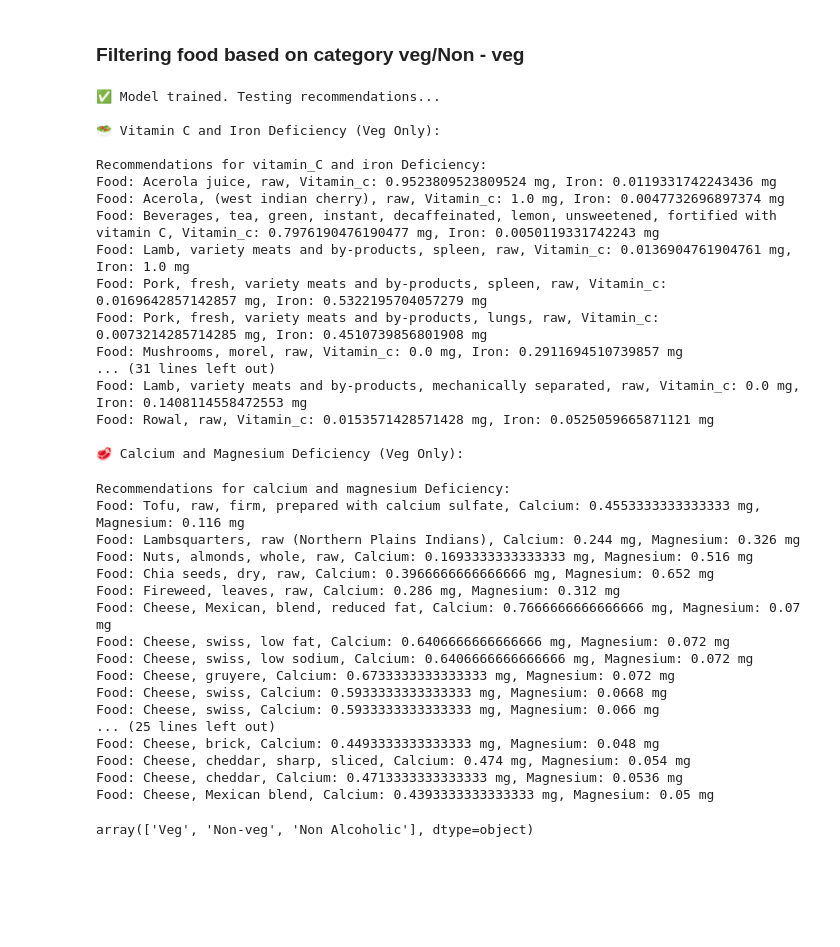
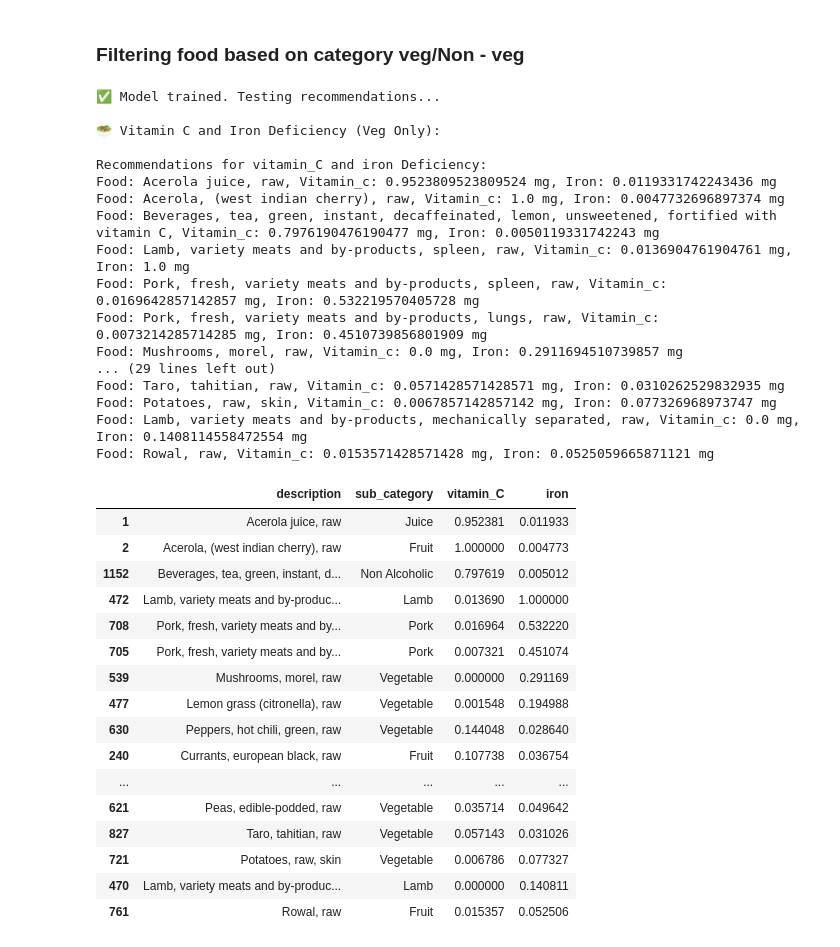
Before and after one commit to MinhasAlungal/culinary_compass, a Jupyter notebook: notebooks/EDA.ipynb, the cells around one changed output. Saved outputs shown, nothing was run; the diff lists cells and outputs as text; code cells hidden in the pictures; blank space fills up the shorter version.

Commit message:
sub category wise food

```diff
--- a/notebooks/EDA.ipynb
+++ b/notebooks/EDA.ipynb
@@ -144,7 +149,7 @@ print("✅ Data preprocessing complete! File saved as 'processed_food_data.csv'.
 # Filtering data based on one deficiency.
 # %%
 # Load processed dataset
-df = pd.read_csv("data/processed_food_data.csv")
+df = pd.read_csv("../data/processed_food_data.csv")
 
 # Define features (nutrient values)
 nutrients = ['calcium', 'potassium', 'zinc', 'vitamin_C', 'iron', 'magnesium', 'phosphorus','sodium', 'copper',
@@ -193,7 +198,7 @@ print(recommend_food("iron"))
 # %%
 
 # Load processed dataset
-df = pd.read_csv("data/processed_food_data.csv")
+df = pd.read_csv("../data/processed_food_data.csv")
 
 # Define features (nutrient values)
 nutrients = ['calcium', 'potassium', 'zinc', 'vitamin_C', 'iron', 'magnesium', 'phosphorus', 'sodium', 'copper',
@@ -262,7 +264,7 @@ import numpy as np
 import pandas as pd
 
 # Assuming df is already loaded with the dataset
-df = pd.read_csv("data/processed_food_data.csv")
+df = pd.read_csv("../data/processed_food_data.csv")
 
 # Define the nutrients list within the function
 def recommend_food(deficiencies, category=None):
@@ -299,62 +301,61 @@ def recommend_food(deficiencies, category=None):
     X_filtered = df_filtered[nutrients]
     knn = NearestNeighbors(n_neighbors=40, metric='euclidean')
     knn.fit(X_filtered)
 
     # Find similar foods
     distances, indices = knn.kneighbors([sample])
-    recommendations = df_filtered.iloc[indices[0]][['description'] + deficiencies]
+    recommendations = df_filtered.iloc[indices[0]][['description', 'sub_category'] + deficiencies]
 
     # Format recommendations as a list of strings
     recommendation_list = [f"\nRecommendations for {' and '.join(deficiencies)} Deficiency:"]
     for i, row in recommendations.iterrows():
         recommendation_list.append(f"Food: {row['description']}, {', '.join([f'{d.capitalize()}: {row[d]} mg' for d in deficiencies])}")
 
-    return "\n".join(recommendation_list)
+    return "\n".join(recommendation_list),recommendations
 
 # Test the model with multiple deficiencies and category filtering
 print("✅ Model trained. Testing recommendations...\n")
 
 print("🥗 Vitamin C and Iron Deficiency (Veg Only):")
-print(recommend_food(["vitamin_C", "iron"], category="Non-veg"))
+food,recommendations=recommend_food(["vitamin_C", "iron"], category="Non-veg")
+print(food)
+recommendations
 
-print("\n🥩 Calcium and Magnesium Deficiency (Veg Only):")
-print(recommend_food(["calcium", "magnesium"], category="Non-veg"))
+#print("\n🥩 Calcium and Magnesium Deficiency (Veg Only):")
+#print(recommend_food(["calcium", "magnesium"], category="Non-veg"))
+#recommendations
 # %% [output]
 ✅ Model trained. Testing recommendations...
 
 🥗 Vitamin C and Iron Deficiency (Veg Only):
 
 Recommendations for vitamin_C and iron Deficiency:
 Food: Acerola juice, raw, Vitamin_c: 0.9523809523809524 mg, Iron: 0.0119331742243436 mg
 Food: Acerola, (west indian cherry), raw, Vitamin_c: 1.0 mg, Iron: 0.0047732696897374 mg
 Food: Beverages, tea, green, instant, decaffeinated, lemon, unsweetened, fortified with vitamin C, Vitamin_c: 0.7976190476190477 mg, Iron: 0.0050119331742243 mg
 Food: Lamb, variety meats and by-products, spleen, raw, Vitamin_c: 0.0136904761904761 mg, Iron: 1.0 mg
-Food: Pork, fresh, variety meats and by-products, spleen, raw, Vitamin_c: 0.0169642857142857 mg, Iron: 0.5322195704057279 mg
-Food: Pork, fresh, variety meats and by-products, lungs, raw, Vitamin_c: 0.0073214285714285 mg, Iron: 0.4510739856801908 mg
+Food: Pork, fresh, variety meats and by-products, spleen, raw, Vitamin_c: 0.0169642857142857 mg, Iron: 0.532219570405728 mg
+Food: Pork, fresh, variety meats and by-products, lungs, raw, Vitamin_c: 0.0073214285714285 mg, Iron: 0.4510739856801909 mg
 Food: Mushrooms, morel, raw, Vitamin_c: 0.0 mg, Iron: 0.2911694510739857 mg
-... (31 lines left out)
-Food: Lamb, variety meats and by-products, mechanically separated, raw, Vitamin_c: 0.0 mg, Iron: 0.1408114558472553 mg
+... (29 lines left out)
+Food: Taro, tahitian, raw, Vitamin_c: 0.0571428571428571 mg, Iron: 0.0310262529832935 mg
+Food: Potatoes, raw, skin, Vitamin_c: 0.0067857142857142 mg, Iron: 0.077326968973747 mg
+Food: Lamb, variety meats and by-products, mechanically separated, raw, Vitamin_c: 0.0 mg, Iron: 0.1408114558472554 mg
 Food: Rowal, raw, Vitamin_c: 0.0153571428571428 mg, Iron: 0.0525059665871121 mg
-
-🥩 Calcium and Magnesium Deficiency (Veg Only):
-Recommendations for calcium and magnesium Deficiency:
-Food: Tofu, raw, firm, prepared with calcium sulfate, Calcium: 0.4553333333333333 mg, Magnesium: 0.116 mg
-Food: Lambsquarters, raw (Northern Plains Indians), Calcium: 0.244 mg, Magnesium: 0.326 mg
-Food: Nuts, almonds, whole, raw, Calcium: 0.1693333333333333 mg, Magnesium: 0.516 mg
-Food: Chia seeds, dry, raw, Calcium: 0.3966666666666666 mg, Magnesium: 0.652 mg
-Food: Fireweed, leaves, raw, Calcium: 0.286 mg, Magnesium: 0.312 mg
-Food: Cheese, Mexican, blend, reduced fat, Calcium: 0.7666666666666666 mg, Magnesium: 0.07 mg
-Food: Cheese, swiss, low fat, Calcium: 0.6406666666666666 mg, Magnesium: 0.072 mg
-Food: Cheese, swiss, low sodium, Calcium: 0.6406666666666666 mg, Magnesium: 0.072 mg
-Food: Cheese, gruyere, Calcium: 0.6733333333333333 mg, Magnesium: 0.072 mg
-Food: Cheese, swiss, Calcium: 0.5933333333333333 mg, Magnesium: 0.0668 mg
-Food: Cheese, swiss, Calcium: 0.5933333333333333 mg, Magnesium: 0.066 mg
-... (25 lines left out)
-Food: Cheese, brick, Calcium: 0.4493333333333333 mg, Magnesium: 0.048 mg
-Food: Cheese, cheddar, sharp, sliced, Calcium: 0.474 mg, Magnesium: 0.054 mg
-Food: Cheese, cheddar, Calcium: 0.4713333333333333 mg, Magnesium: 0.0536 mg
-Food: Cheese, Mexican blend, Calcium: 0.4393333333333333 mg, Magnesium: 0.05 mg
+|  | description | sub_category | vitamin_C | iron |
+| 1 | Acerola juice, raw | Juice | 0.952381 | 0.011933 |
+| 2 | Acerola, (west indian cherry), raw | Fruit | 1.000000 | 0.004773 |
+| 1152 | Beverages, tea, green, instant, d... | Non Alcoholic | 0.797619 | 0.005012 |
+| 472 | Lamb, variety meats and by-produc... | Lamb | 0.013690 | 1.000000 |
+| 708 | Pork, fresh, variety meats and by... | Pork | 0.016964 | 0.532220 |
+| 705 | Pork, fresh, variety meats and by... | Pork | 0.007321 | 0.451074 |
+| 539 | Mushrooms, morel, raw | Vegetable | 0.000000 | 0.291169 |
+| 477 | Lemon grass (citronella), raw | Vegetable | 0.001548 | 0.194988 |
+| 630 | Peppers, hot chili, green, raw | Vegetable | 0.144048 | 0.028640 |
+| 240 | Currants, european black, raw | Fruit | 0.107738 | 0.036754 |
+| ... | ... | ... | ... | ... |
+| 621 | Peas, edible-podded, raw | Vegetable | 0.035714 | 0.049642 |
+| 827 | Taro, tahitian, raw | Vegetable | 0.057143 | 0.031026 |
+| 721 | Potatoes, raw, skin | Vegetable | 0.006786 | 0.077327 |
+| 470 | Lamb, variety meats and by-produc... | Lamb | 0.000000 | 0.140811 |
+| 761 | Rowal, raw | Fruit | 0.015357 | 0.052506 |
-# %%
-df.main_category.unique()
-# %% [output]
-array(['Veg', 'Non-veg', 'Non Alcoholic'], dtype=object)
```
Also changed, not shown: parts of 8 cells of this notebook.
